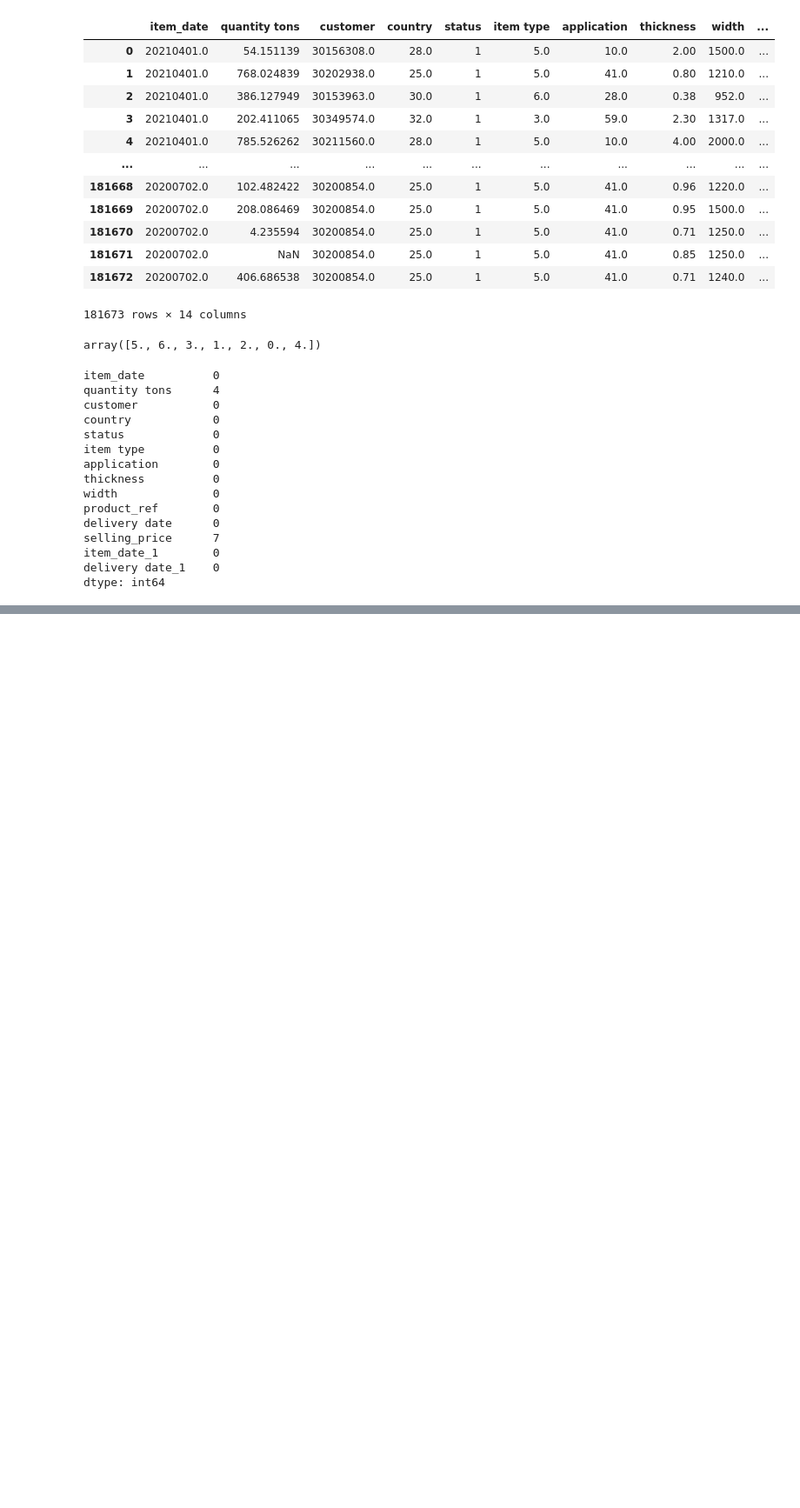
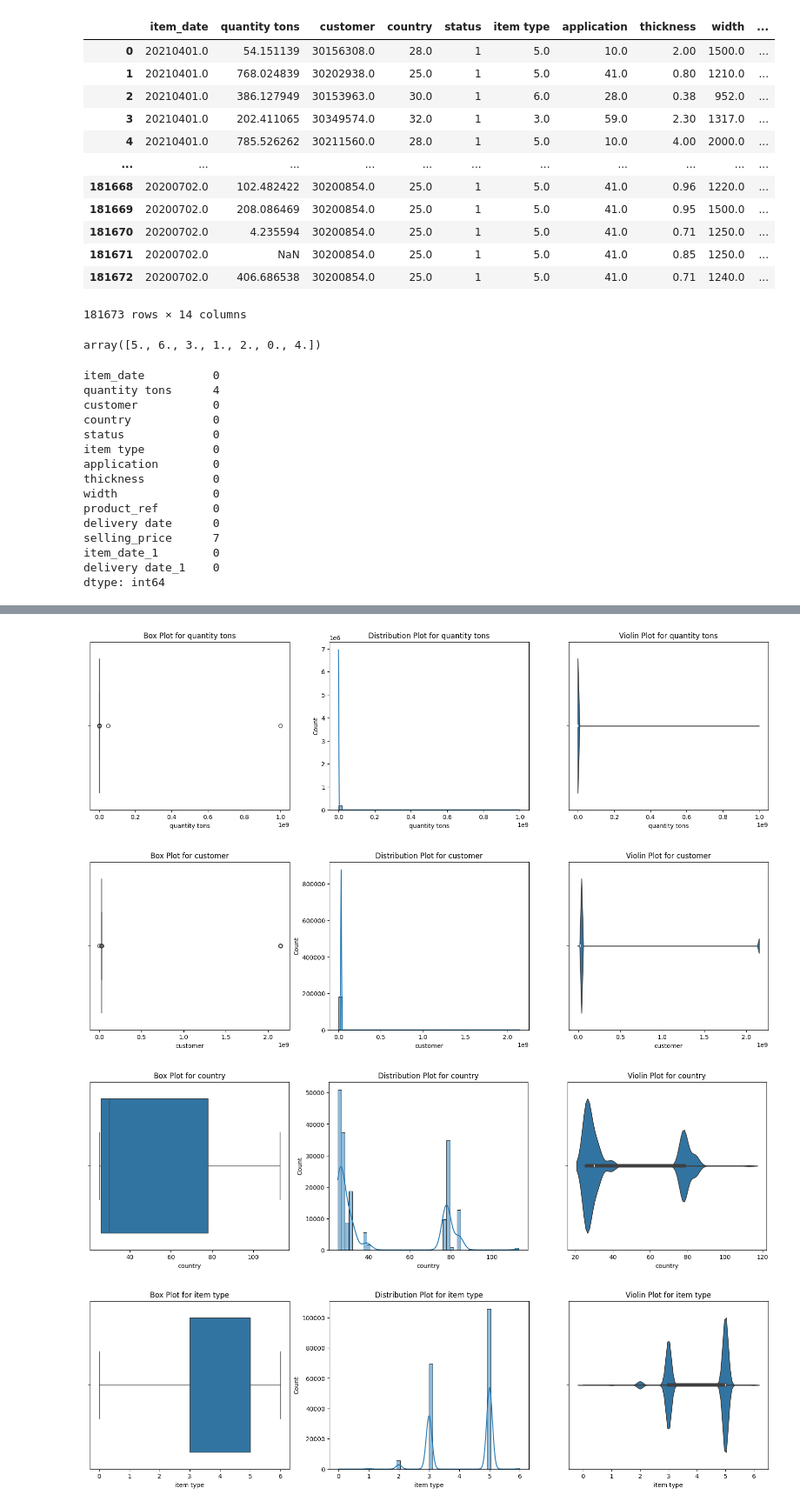
Before and after one commit to MouliBai/Industrial-Copper-Modeling, a Jupyter notebook: main.ipynb, the cells around one changed output, grey strips where cells are left out. Shown at 87% size. Saved outputs shown, nothing was run; the diff lists cells and outputs as text; code cells hidden in the pictures; blank space fills up the shorter version.

```diff
--- a/main.ipynb
+++ b/main.ipynb
@@ -326,3 +326,28 @@ df.describe().T
 | product_ref | 181673.0 | 4.739679e+08 | 7.175101e+08 | 6.117280e+05 | 6.119930e+05 | 6.406650e+05 | 1.332077e+09 | 1.722208e+09 |
 | delivery date | 181673.0 | 2.020738e+07 | 2.411052e+04 | 2.019040e+07 | 2.020110e+07 | 2.021010e+07 | 2.021040e+07 | 3.031010e+07 |
 | selling_price | 181666.0 | 1.918118e+03 | 3.318011e+05 | 1.000000e-01 | 6.690000e+02 | 8.120000e+02 | 9.530000e+02 | 1.000010e+08 |
+# %%
+# find outliers - box plot & skewed data - hist plot and violin plot
+
+def plot(df, column):
+    plt.figure(figsize=(20,5))
+    plt.subplot(1,3,1)
+    sns.boxplot(data=df, x=column)
+    plt.title(f'Box Plot for {column}')
+
+    plt.subplot(1,3,2)
+    sns.histplot(data=df, x=column, kde=True, bins=50)
+    plt.title(f'Distribution Plot for {column}')
+
+    plt.subplot(1,3,3)
+    sns.violinplot(data=df, x=column)
+    plt.title(f'Violin Plot for {column}')
+    plt.show()
+# %%
+for i in ['quantity tons', 'customer', 'country', 'item type', 'application', 'thickness', 'width', 'selling_price']:
+    plot(df, i)
+# %% [output]
+[figure, added]
+[figure, added]
+[figure, added]
+[figure, added]
```
Also changed, not shown: parts of 14 cells of this notebook.
